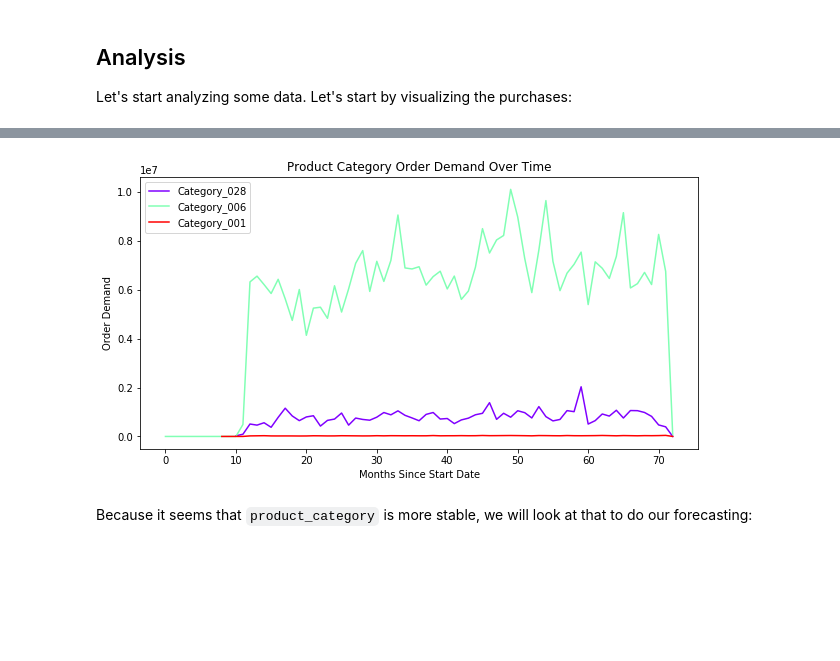
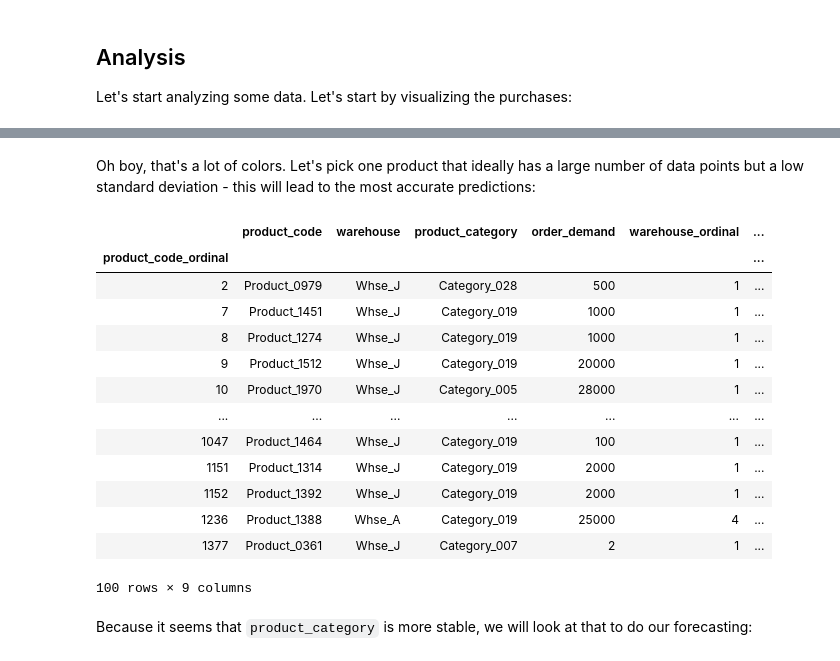
Before and after one commit to justinro-underscore/EECS731Projects, a Jupyter notebook: project5/Product Demand Analysis.ipynb, the cells around one changed output, grey strips where cells are left out. Drawn from its saved outputs; the diff is of its cells as text; code cells hidden in the pictures; blank space fills up the shorter version.

```diff
--- a/project5/Product Demand Analysis.ipynb
+++ b/project5/Product Demand Analysis.ipynb
@@ -149,0 +132,24 @@ Start date - 2011/1
+# %%
+# Check if we have already processed the data:
+if not path.exists("data/processed/product_demand_cleaned.csv"):
+
+    # Get start date
+    date_start = product_demand_df["date"].min()
+
+    # Calculate days since start
+    product_demand_df["days_since_start"] = product_demand_df["date"].apply(lambda date: (date - date_start).days)
+
+    # Calculate months since start
+    product_demand_df["months_since_start"] = product_demand_df["date"]\
+        .apply(lambda date: ((date.year - date_start.year) * 12) + (date.month - date_start.month))
+
+    # We don't need this date column anymore
+    product_demand_df.drop(columns=["date"], inplace=True)
+
+    # Save the cleaned data to a csv file
+    product_demand_df.to_csv("data/processed/product_demand_cleaned.csv")
+else:
+    product_demand_df = pd.read_csv("data/processed/product_demand_cleaned.csv")
+    product_demand_df.drop(product_demand_df.columns[0], axis=1, inplace=True) # Get rid of index column
+
+product_demand_df.head()
@@ -204,24 +243,30 @@ plt.show()
-# %%
-plt.figure(figsize=(10, 5))
-
-num_categories_shown = 3
-data = demand_categories_df.groupby(["product_category_ordinal"])\
-    .apply(lambda row: np.array(list(zip(row["months_since_start"], row["order_demand"]))))
-data = np.array(list(data[:num_categories_shown]))
-
-colors = cm.rainbow(np.linspace(0, 1, num_categories_shown))
-i = 0
-for d in data:
-    plt.plot(d[:, 0], d[:, 1], color=colors[i], label=unique_categories[i])
-    i += 1
-plt.title("Product Category Order Demand Over Time")
-plt.xlabel("Months Since Start Date")
-plt.ylabel("Order Demand")
-plt.legend()
-
-plt.show()
-# %% [output]
-[figure, removed]
+# %% [markdown]
+Oh boy, that's a lot of colors. Let's pick one product that ideally has a large number of data points but a low standard deviation - this will lead to the most accurate predictions:
+# %%
+products_with_most_data = product_demand_df.groupby("product_code_ordinal").size()\
+    .sort_values(ascending=False)[:100].reset_index()["product_code_ordinal"].values
+
+products_with_low_std = product_demand_df.loc[product_demand_df["product_code_ordinal"].isin(products_with_most_data)]\
+    .groupby("product_code_ordinal").first()["product_standard_dev_day"]\
+    .sort_values(ascending=True).reset_index()["product_code_ordinal"].values
+
+product_demand_df.loc[product_demand_df["product_code_ordinal"].isin(products_with_low_std)]\
+    .groupby("product_code_ordinal").first()
+# %% [output]
+|  | product_code | warehouse | product_category | order_demand | warehouse_ordinal | ... |
+| product_code_ordinal |  |  |  |  |  | ... |
+| 2 | Product_0979 | Whse_J | Category_028 | 500 | 1 | ... |
+| 7 | Product_1451 | Whse_J | Category_019 | 1000 | 1 | ... |
+| 8 | Product_1274 | Whse_J | Category_019 | 1000 | 1 | ... |
+| 9 | Product_1512 | Whse_J | Category_019 | 20000 | 1 | ... |
+| 10 | Product_1970 | Whse_J | Category_005 | 28000 | 1 | ... |
+| ... | ... | ... | ... | ... | ... | ... |
+| 1047 | Product_1464 | Whse_J | Category_019 | 100 | 1 | ... |
+| 1151 | Product_1314 | Whse_J | Category_019 | 2000 | 1 | ... |
+| 1152 | Product_1392 | Whse_J | Category_019 | 2000 | 1 | ... |
+| 1236 | Product_1388 | Whse_A | Category_019 | 25000 | 4 | ... |
+| 1377 | Product_0361 | Whse_J | Category_007 | 2 | 1 | ... |
+100 rows × 9 columns
 # %% [markdown]
 Because it seems that `product_category` is more stable, we will look at that to do our forecasting:
 # %%
```
Also changed, not shown: parts of 13 cells of this notebook, 1 other file.
